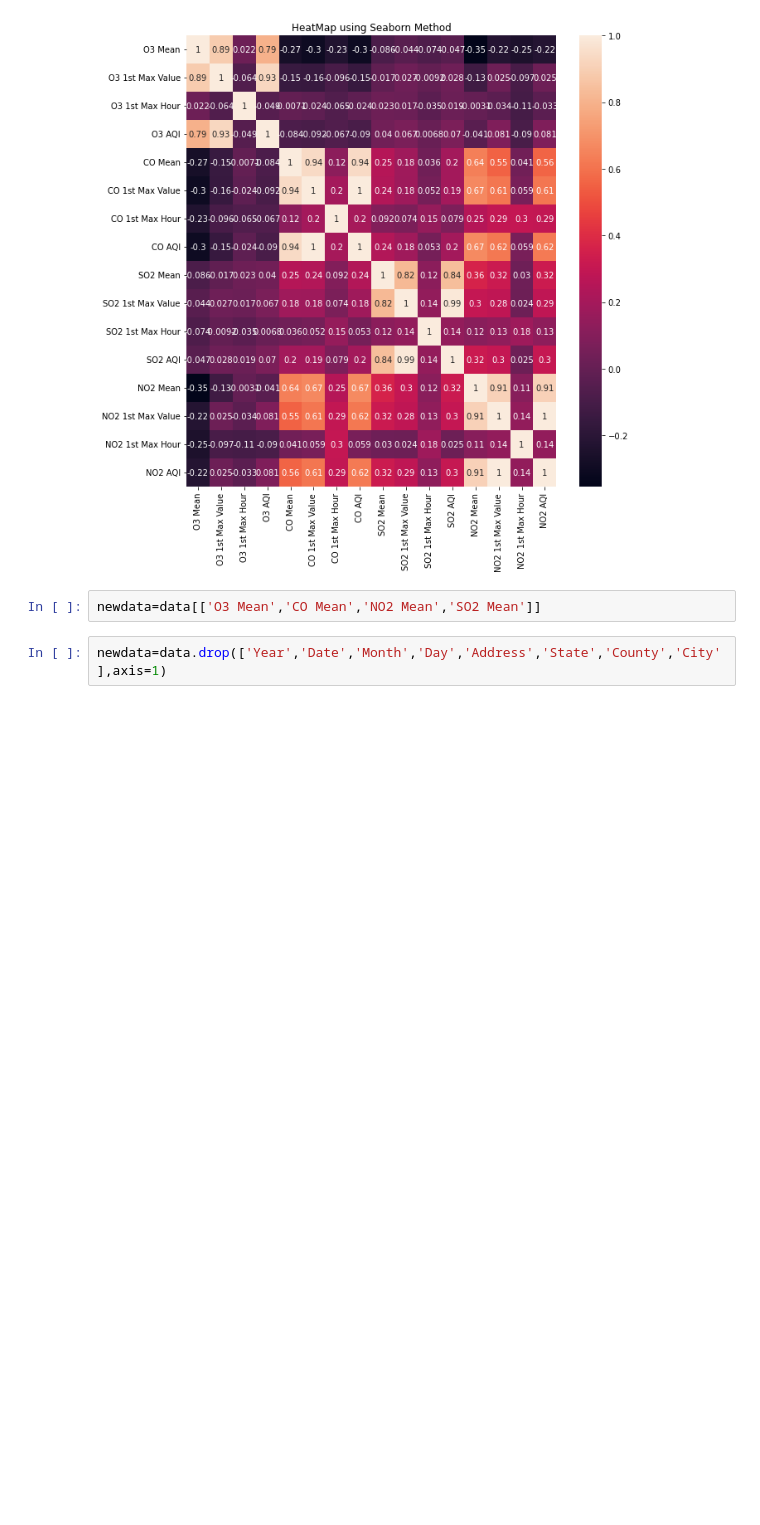
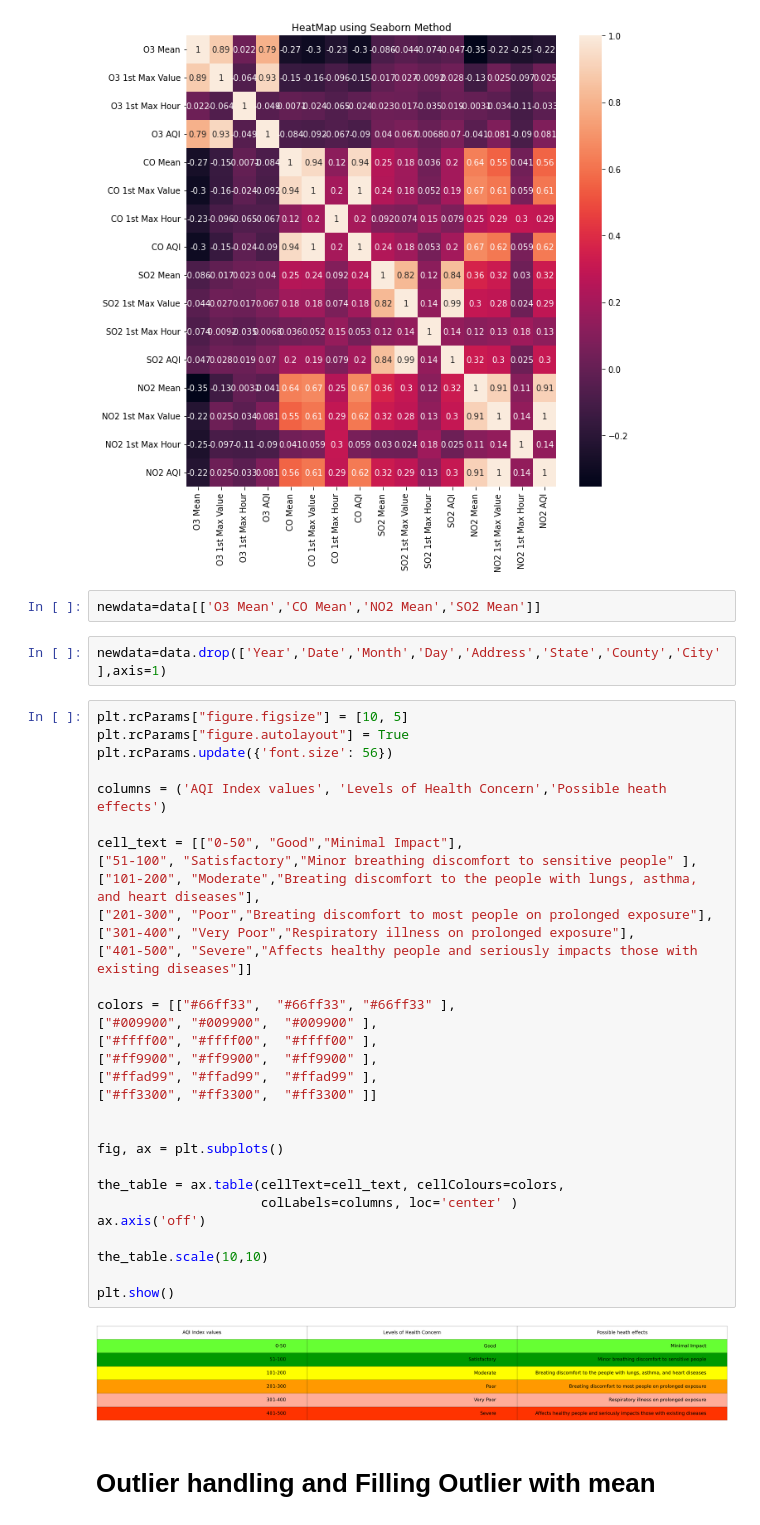
Before and after one commit to aswathipv/ictlarkaswathi, a Jupyter notebook: week1-checkpoint.ipynb, the cells around one changed output. Drawn from its saved outputs; the diff is of its cells as text; blank space fills up the shorter version.

```diff
--- a/week1-checkpoint.ipynb
+++ b/week1-checkpoint.ipynb
@@ -193,3 +203,38 @@ plt.show()
 newdata=data[['O3 Mean','CO Mean','NO2 Mean','SO2 Mean']]
 # %%
 newdata=data.drop(['Year','Date','Month','Day','Address','State','County','City'],axis=1)
+# %%
+plt.rcParams["figure.figsize"] = [10, 5]
+plt.rcParams["figure.autolayout"] = True
+plt.rcParams.update({'font.size': 56})
+
+columns = ('AQI Index values', 'Levels of Health Concern','Possible heath effects')
+
+cell_text = [["0-50", "Good","Minimal Impact"],
+["51-100", "Satisfactory","Minor breathing discomfort to sensitive people" ],
+["101-200", "Moderate","Breating discomfort to the people with lungs, asthma, and heart diseases"],
+["201-300", "Poor","Breating discomfort to most people on prolonged exposure"],
+["301-400", "Very Poor","Respiratory illness on prolonged exposure"],
+["401-500", "Severe","Affects healthy people and seriously impacts those with existing diseases"]]
+
+colors = [["#66ff33",  "#66ff33", "#66ff33" ],
+["#009900", "#009900",  "#009900" ],
+["#ffff00", "#ffff00",  "#ffff00" ],
+["#ff9900", "#ff9900",  "#ff9900" ],
+["#ffad99", "#ffad99",  "#ffad99" ],
+["#ff3300", "#ff3300",  "#ff3300" ]]
+
+
+fig, ax = plt.subplots()
+
+the_table = ax.table(cellText=cell_text, cellColours=colors,
+                     colLabels=columns, loc='center' )
+ax.axis('off')
+
+the_table.scale(10,10)
+
+plt.show()
+# %% [output]
+[figure, added]
+# %% [markdown]
+# Outlier handling and Filling Outlier with mean
```
Also changed, not shown: parts of 42 cells of this notebook.
